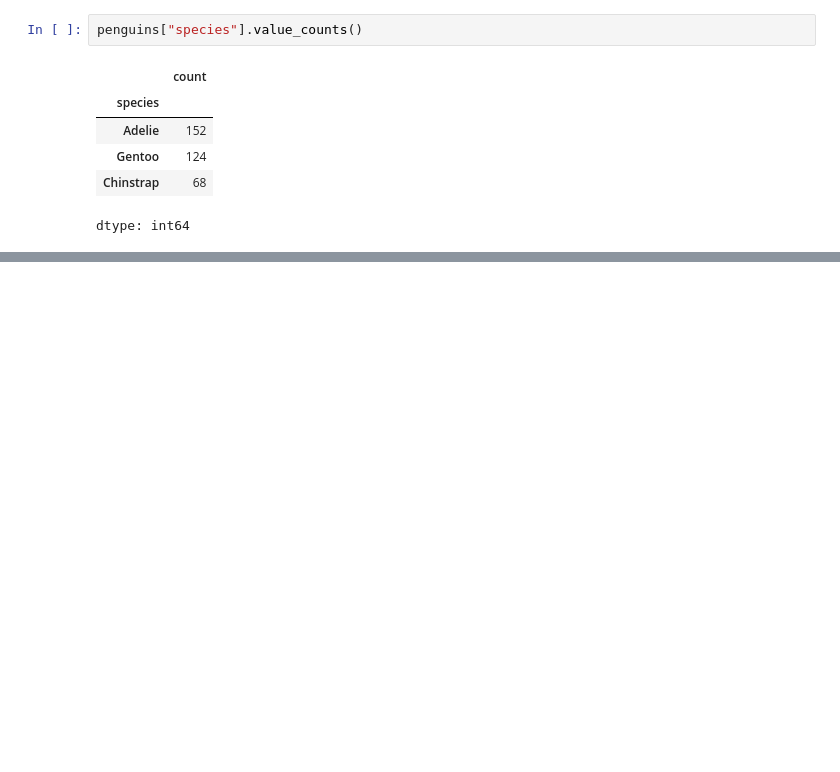
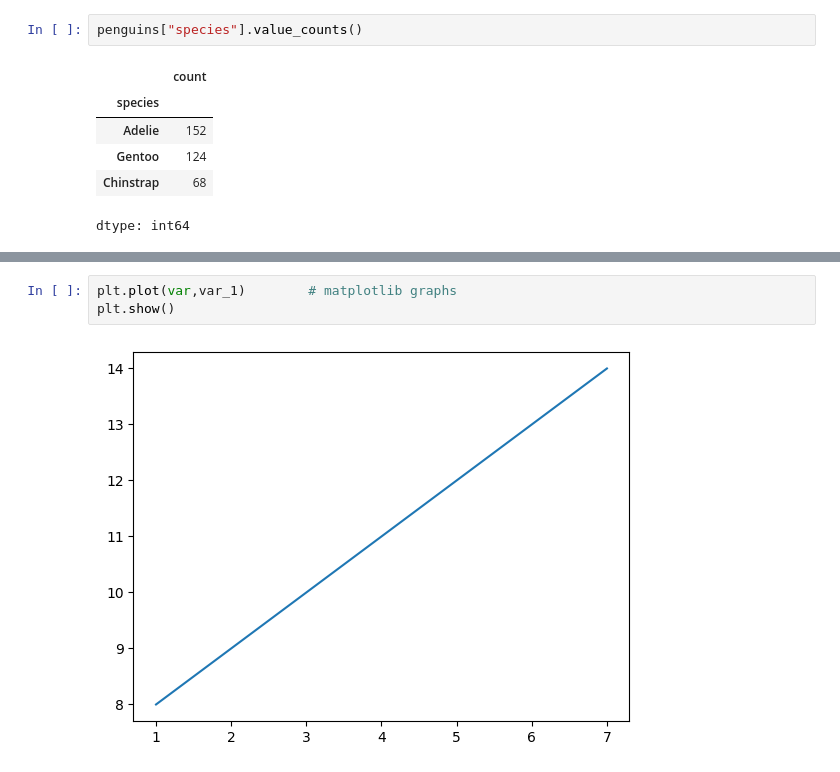
Before and after one commit to anjali801/Data-science-45-internship, a Jupyter notebook: Day21.ipynb, the cells around one changed output, grey strips where cells are left out. Cells and saved outputs as stored; diff of their text form; blank space fills up the shorter version.

```diff
--- a/Day21.ipynb
+++ b/Day21.ipynb
@@ -51,0 +68,5 @@ dtype: int64
+# %%
+plt.plot(var,var_1)        # matplotlib graphs
+plt.show()
+# %% [output]
+[figure, added]
```
Also changed, not shown: parts of 22 cells of this notebook.
